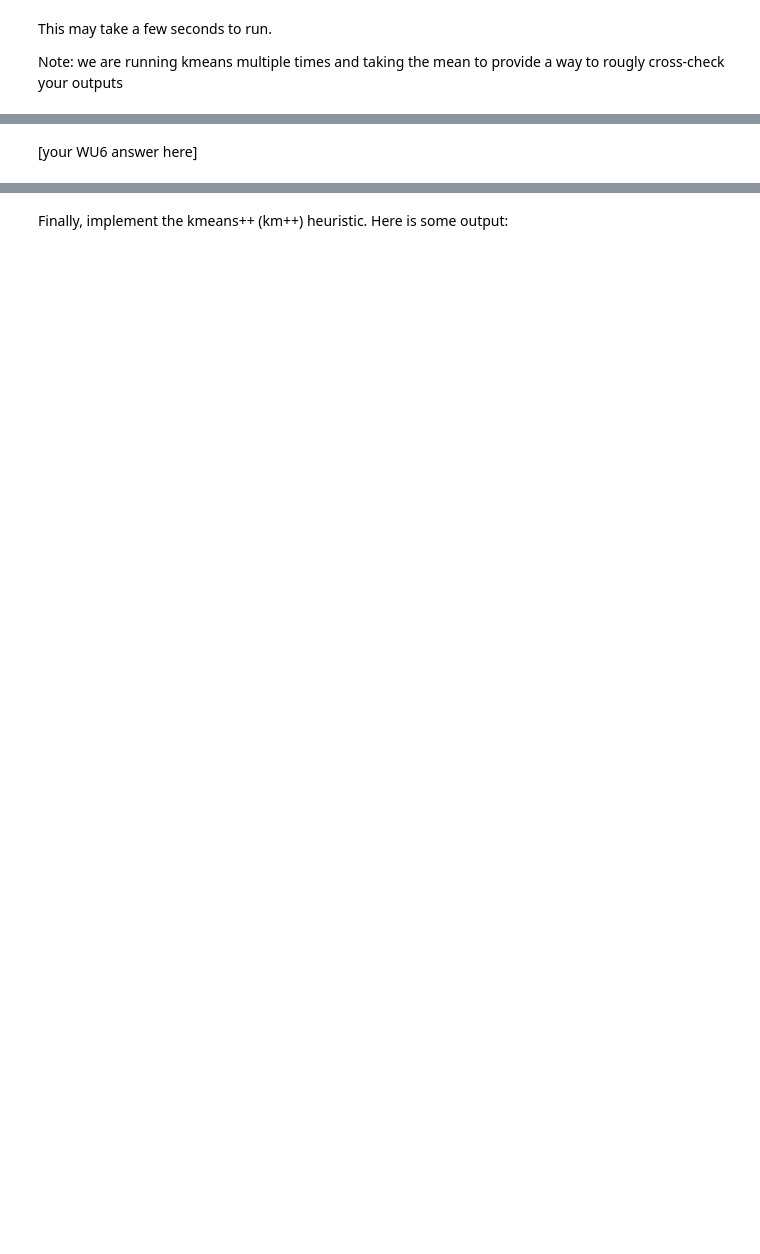
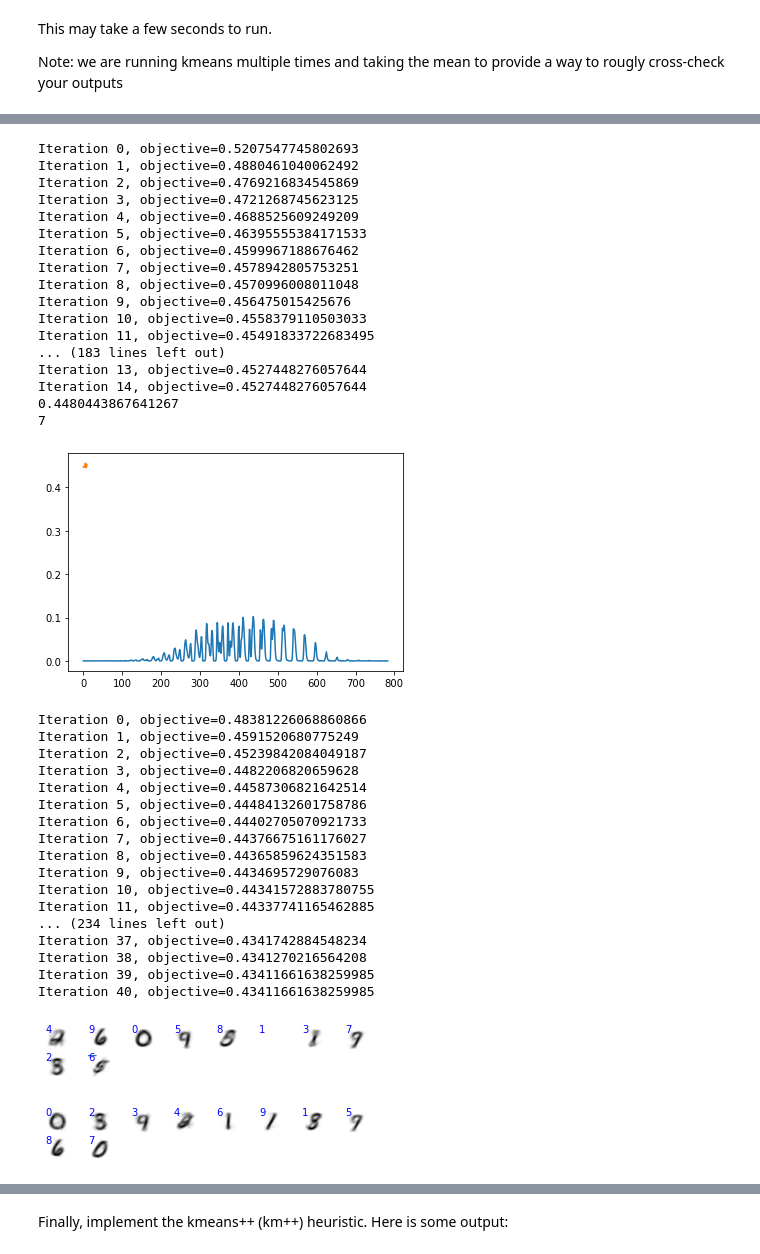
Before and after one commit to Rhernandez513/Intro_to_Machine_Learning, a Jupyter notebook: hw4/hw4.ipynb, the cells around one changed output, grey strips where cells are left out. Drawn from its saved outputs; the diff is of its cells as text; code cells hidden in the pictures; blank space fills up the shorter version.

```diff
--- a/hw4/hw4.ipynb
+++ b/hw4/hw4.ipynb
@@ -595,2 +670,72 @@ converge (on average) for each setting?
-# %% [markdown]
-[your WU6 answer here]
+# %%
+# [your WU6 code here]
+import numpy as np
+from util import *
+import matplotlib.pyplot as plt
+
+finalObj = []
+for rep in range(10):
+    np.random.seed(1234 + rep)
+    mu0 = clustering.initialize_clusters(X, 10, 'ffh')
+    (mu,z,obj) = clustering.kmeans(X, mu0, doPlot=False)
+    finalObj.append(obj[-1])
+
+print(np.mean(finalObj))
+min_idx = np.where(finalObj == np.amin(finalObj))[0][0]
+print(min_idx)
+
+# print(mu[min_idx,:])
+plt.plot(mu[min_idx,:])
+
+plot(finalObj)
+show(block=False)
+util.drawDigits(mu, arange(10))
+
+finalObj = []
+for rep in range(10):
+    np.random.seed(1234 + rep)
+    mu0 = clustering.initialize_clusters(X, 10, 'random')
+    (mu,z,obj) = clustering.kmeans(X, mu0, doPlot=False)
+    finalObj.append(obj[-1])
+
+plot(finalObj)
+show(block=False)
+util.drawDigits(mu, arange(10))
+# %% [output]
+Iteration 0, objective=0.5207547745802693
+Iteration 1, objective=0.4880461040062492
+Iteration 2, objective=0.4769216834545869
+Iteration 3, objective=0.4721268745623125
+Iteration 4, objective=0.4688525609249209
+Iteration 5, objective=0.46395555384171533
+Iteration 6, objective=0.4599967188676462
+Iteration 7, objective=0.4578942805753251
+Iteration 8, objective=0.4570996008011048
+Iteration 9, objective=0.456475015425676
+Iteration 10, objective=0.4558379110503033
+Iteration 11, objective=0.45491833722683495
+... (183 lines left out)
+Iteration 13, objective=0.4527448276057644
+Iteration 14, objective=0.4527448276057644
+0.4480443867641267
+7
+[figure, added]
+Iteration 0, objective=0.48381226068860866
+Iteration 1, objective=0.4591520680775249
+Iteration 2, objective=0.45239842084049187
+Iteration 3, objective=0.4482206820659628
+Iteration 4, objective=0.44587306821642514
+Iteration 5, objective=0.44484132601758786
+Iteration 6, objective=0.44402705070921733
+Iteration 7, objective=0.44376675161176027
+Iteration 8, objective=0.44365859624351583
+Iteration 9, objective=0.4434695729076083
+Iteration 10, objective=0.44341572883780755
+Iteration 11, objective=0.44337741165462885
+... (234 lines left out)
+Iteration 37, objective=0.4341742884548234
+Iteration 38, objective=0.4341270216564208
+Iteration 39, objective=0.43411661638259985
+Iteration 40, objective=0.43411661638259985
+[figure, added]
+[figure, added]
```
Also changed, not shown: parts of 10 cells of this notebook.
